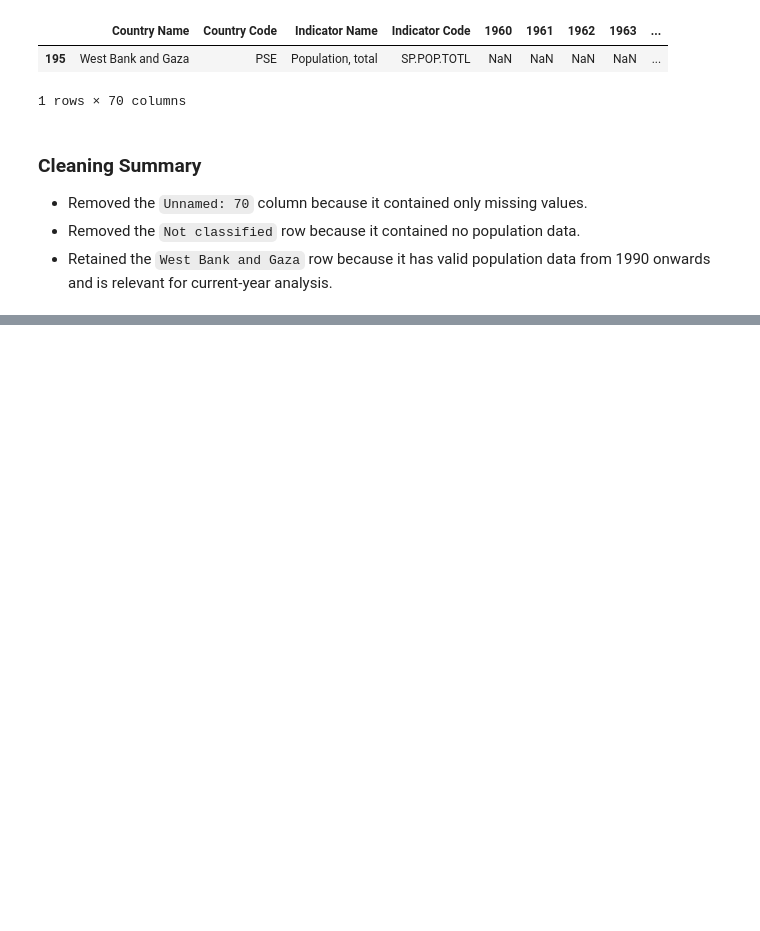
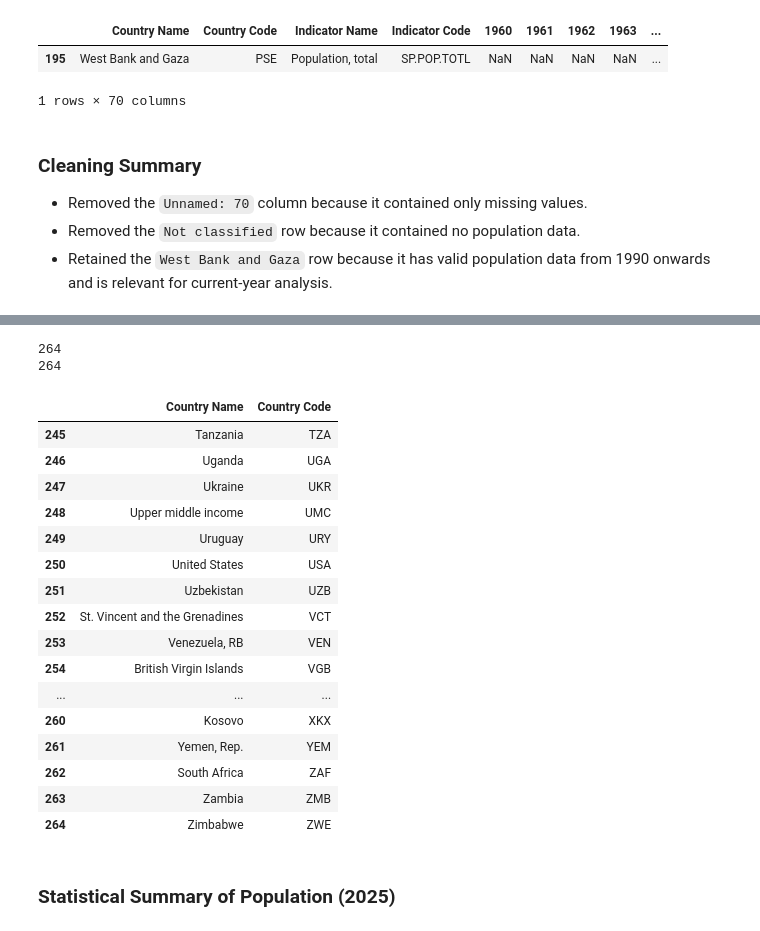
Before and after one commit to varun99638/SCT_DS_1, a Jupyter notebook: notebooks/task1.ipynb, the cells around one changed output, grey strips where cells are left out. Cells and saved outputs as stored; diff of their text form; code cells hidden in the pictures; blank space fills up the shorter version.

```diff
--- a/notebooks/task1.ipynb
+++ b/notebooks/task1.ipynb
@@ -171,0 +203,28 @@ df[df["1960"].isnull()]
+# %%
+print(df["Country Name"].nunique())
+print(df["Country Code"].nunique())
+# %% [output]
+264
+264
+# %%
+df[["Country Name", "Country Code"]].tail(20)
+# %% [output]
+|  | Country Name | Country Code |
+| 245 | Tanzania | TZA |
+| 246 | Uganda | UGA |
+| 247 | Ukraine | UKR |
+| 248 | Upper middle income | UMC |
+| 249 | Uruguay | URY |
+| 250 | United States | USA |
+| 251 | Uzbekistan | UZB |
+| 252 | St. Vincent and the Grenadines | VCT |
+| 253 | Venezuela, RB | VEN |
+| 254 | British Virgin Islands | VGB |
+| ... | ... | ... |
+| 260 | Kosovo | XKX |
+| 261 | Yemen, Rep. | YEM |
+| 262 | South Africa | ZAF |
+| 263 | Zambia | ZMB |
+| 264 | Zimbabwe | ZWE |
+# %% [markdown]
+### Statistical Summary of Population (2025)
```
Also changed, not shown: parts of 6 cells of this notebook.
